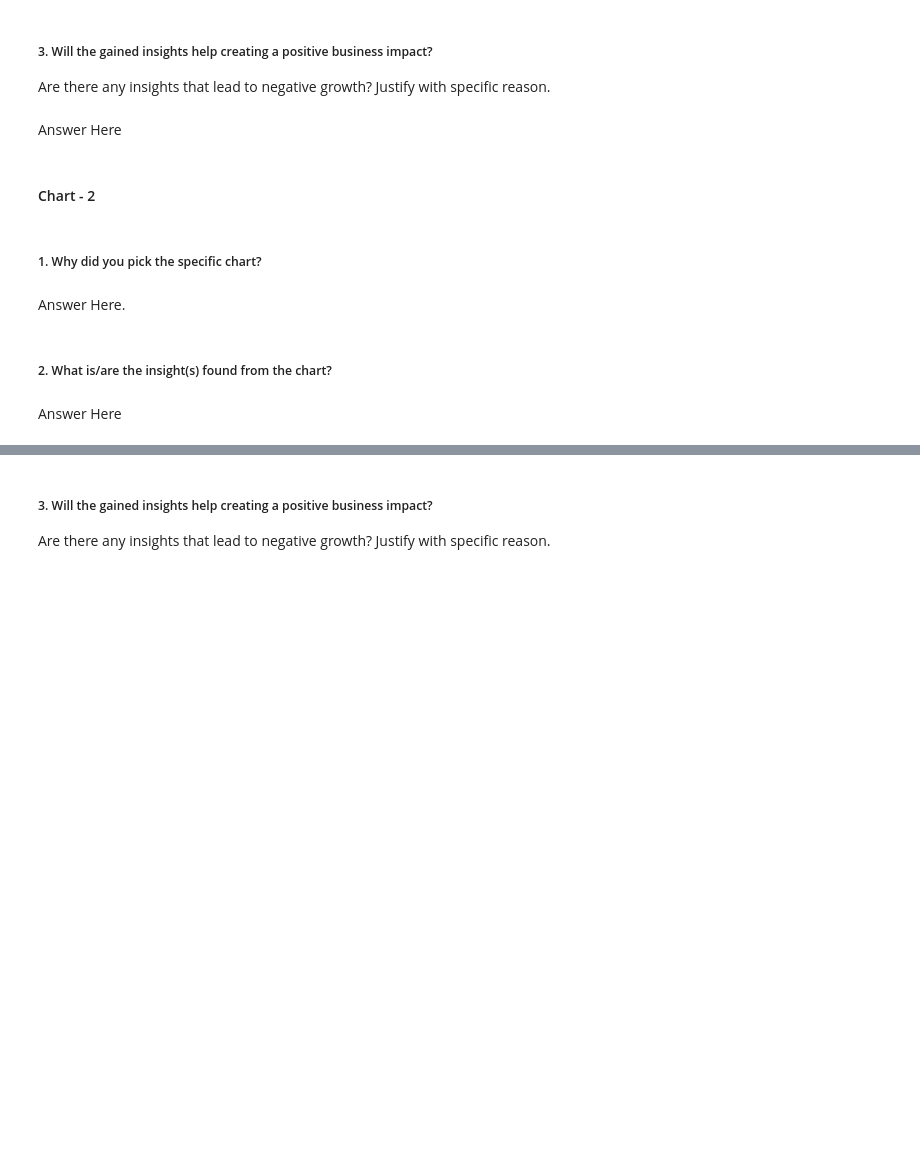
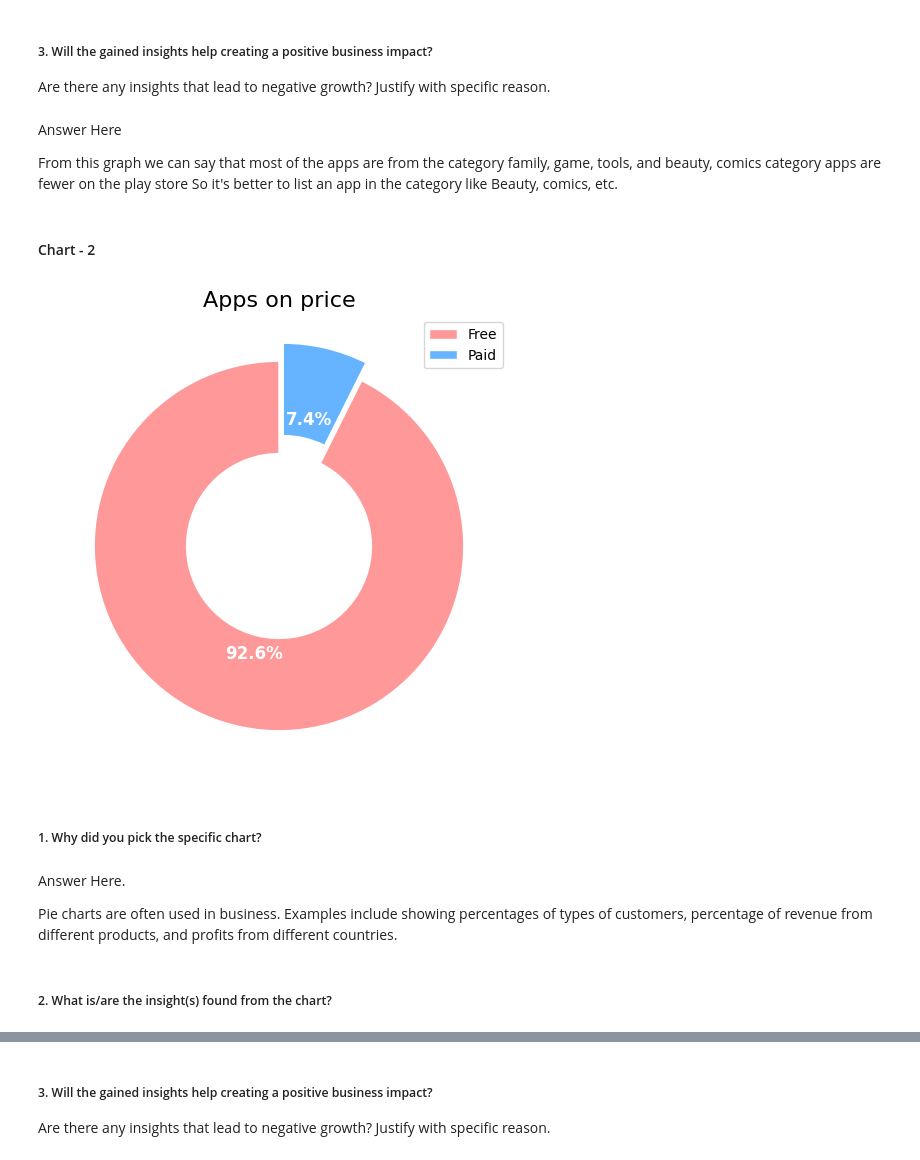
Before and after one commit to Radhika190/CAPSTON---1-Platstore-app-data-analysis, a Jupyter notebook: Individual_Notebook_|_playstore_app_data_analysis_.ipynb, the cells around one changed output, grey strips where cells are left out. Cells and saved outputs as stored; diff of their text form; code cells hidden in the pictures; blank space fills up the shorter version.

```diff
--- a/Individual_Notebook_|_playstore_app_data_analysis_.ipynb
+++ b/Individual_Notebook_|_playstore_app_data_analysis_.ipynb
@@ -192,0 +631,3 @@ df_ps['Genres'].unique()
+# %%
+# removing row  which has false rating rating can't be more than 5
+df_ps=df_ps.drop(df_ps.index[[10472]])
@@ -198,0 +736,4 @@ df_ps['Genres'].unique()
+# %%
+# Q.2 Majority of the apps paid or free
+price_df = df_ps[['App','Price','Type','Rating','Size']]
+price_df.head()
@@ -217,7 +938,9 @@ Answer Here
 # %% [markdown]
 ##### 3. Will the gained insights help creating a positive business impact?
 Are there any insights that lead to negative growth? Justify with specific reason.
-# %% [markdown]
-Answer Here
+# %% [markdown]
+Answer Here
+
+From this graph we can say that most of the apps are from the category family, game, tools, and beauty, comics category apps are fewer on the play store So it's better to list an app in the category like Beauty, comics, etc.
 # %% [markdown]
 #### Chart - 2
@@ -226,8 +947,26 @@ Answer Here
+# %%
+# Chart - 2 visualization code
+# Q.2 Majority of the apps paid or free
+colors = ['#ff9999','#66b3ff']
+plt.figure(figsize=(8,6))
+plt.title("Apps on price",fontsize=16)
+plt.pie(price_df.Type.value_counts(),
+        labels=price_df.Type.value_counts().index,
+        autopct='%1.1f%%',
+        startangle=90,      #explode=(0, 0.1))
+        explode=(0, 0.1),
+        colors=colors,
+        wedgeprops=dict(width=0.5,edgecolor='w'),
+        textprops=dict(color="w",fontsize=12,weight='bold'))
+plt.legend()
+plt.show()
+# %% [output]
+[figure, added]
 # %% [markdown]
 ##### 1. Why did you pick the specific chart?
-# %% [markdown]
-Answer Here.
+# %% [markdown]
+Answer Here.
+
+Pie charts are often used in business. Examples include showing percentages of types of customers, percentage of revenue from different products, and profits from different countries.
 # %% [markdown]
 ##### 2. What is/are the insight(s) found from the chart?
-# %% [markdown]
-Answer Here
```
Also changed, not shown: parts of 214 cells of this notebook.
